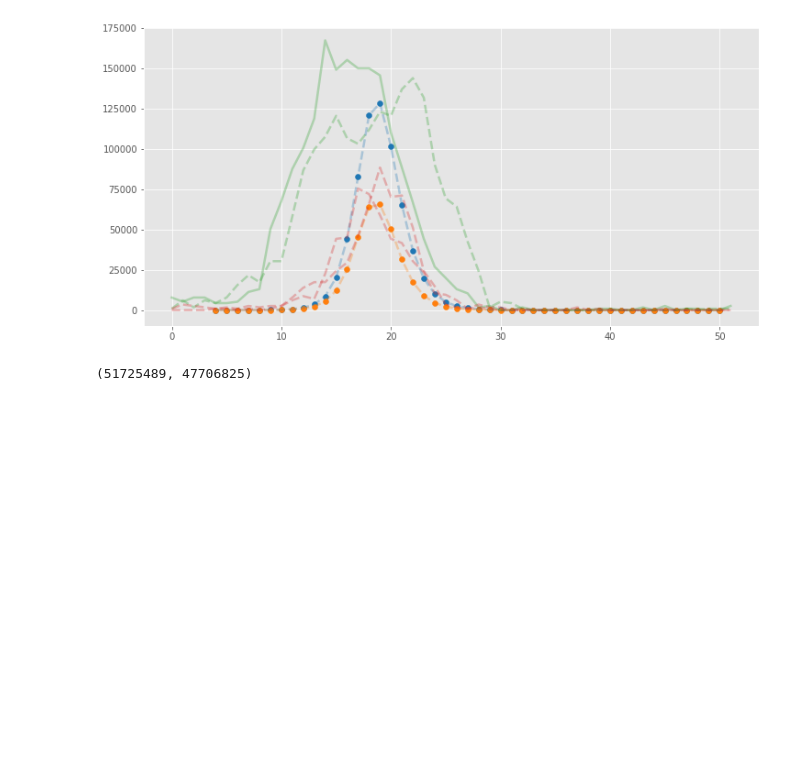
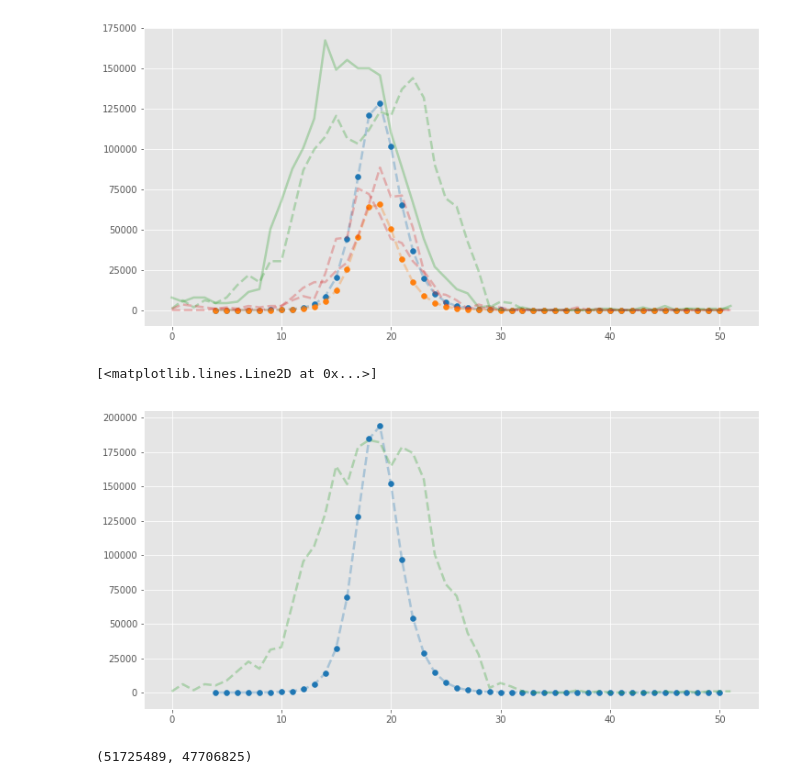
Before and after one commit to GaloisInc/AMIDOL, a Jupyter notebook: demo/FluData/CDC Model Exploration.ipynb, the cells around one changed output. Cells and saved outputs as stored; diff of their text form; code cells hidden in the pictures; blank space fills up the shorter version.

```diff
--- a/demo/FluData/CDC Model Exploration.ipynb
+++ b/demo/FluData/CDC Model Exploration.ipynb
@@ -168,3 +125,12 @@ plt.plot(X, Y4*78/0.09, ls="--", lw=2.5, color=tableau20[6], alpha=0.3)
+# %%
+plt.figure(figsize=(12,6))
+plt.plot(w, pY1HHS5+pY2HHS5, ls="--", lw=2.5, color=tableau20[0], alpha=0.3)
+plt.scatter(w, pY1HHS5+pY2HHS5, color=tableau20[0])
+
+plt.plot(X, Y*78/0.09+Y3*78/0.09, ls="--", lw=2.5, color=tableau20[4], alpha=0.3)
+# %% [output]
+[<matplotlib.lines.Line2D at 0x...>]
+[figure, added]
 # %%
 HHS5, HHS9
 # %% [output]
```
Also changed, not shown: parts of 1 cell of this notebook, 3 other files.
